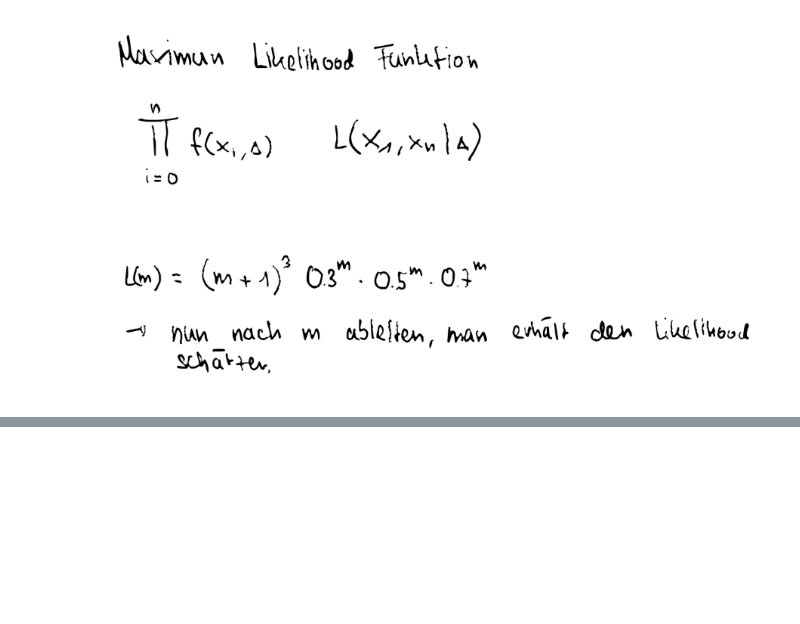
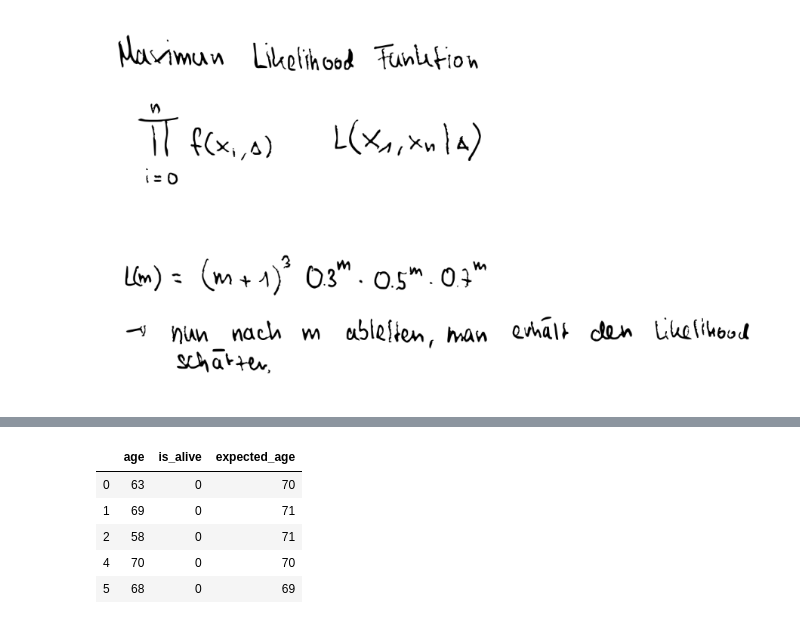
Before and after one commit to randombenj/hslu-statistics, a Jupyter notebook: exam-preparation/probepruefung.ipynb, the cells around one changed output, grey strips where cells are left out. Cells and saved outputs as stored; diff of their text form; code cells hidden in the pictures; blank space fills up the shorter version.

```diff
--- a/exam-preparation/probepruefung.ipynb
+++ b/exam-preparation/probepruefung.ipynb
@@ -41,0 +81,9 @@ $$f(x;m) = (1+m)\cdot x^m$$
+# %%
+tote_schiedsrichter.head()
+# %% [output]
+|  | age | is_alive | expected_age |
+| 0 | 63 | 0 | 70 |
+| 1 | 69 | 0 | 71 |
+| 2 | 58 | 0 | 71 |
+| 4 | 70 | 0 | 70 |
+| 5 | 68 | 0 | 69 |
```
Also changed, not shown: parts of 28 cells of this notebook, 2 other files.
